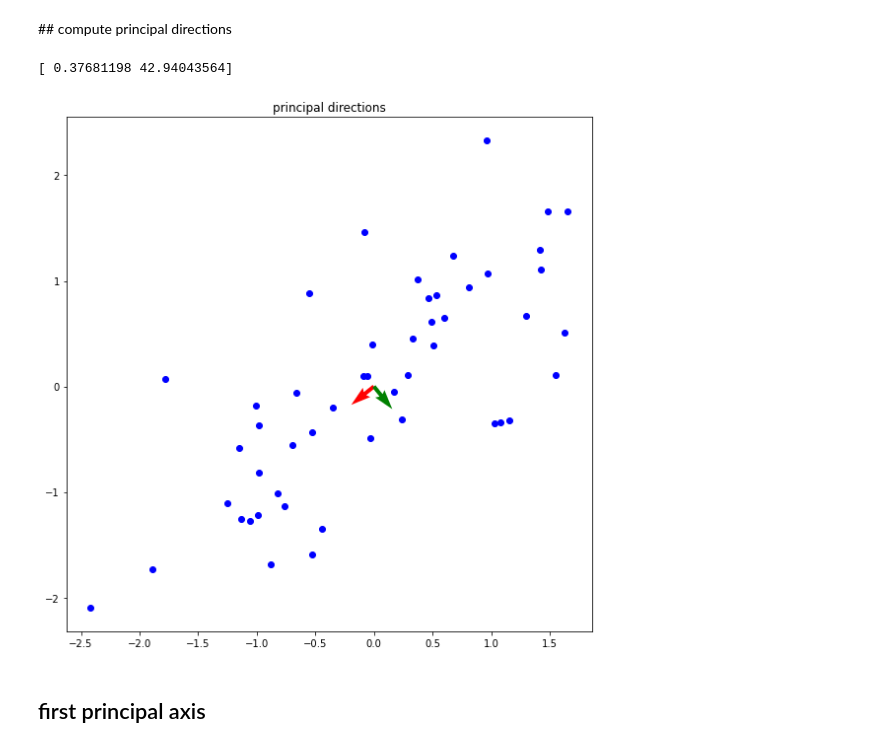
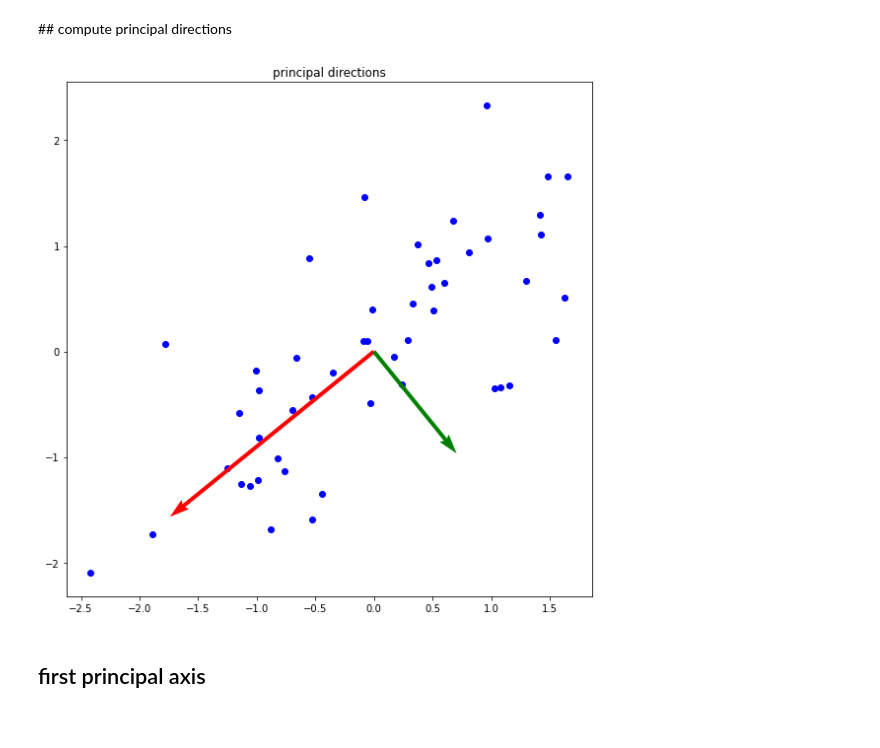
Before and after one commit to YJbonobono/assignment-machine-learning, a Jupyter notebook: 12/assignment_12_new.ipynb, the cells around one changed output. Saved outputs shown, nothing was run; the diff lists cells and outputs as text; code cells hidden in the pictures.

Commit message:
modified arrow scale

```diff
--- a/12/assignment_12_new.ipynb
+++ b/12/assignment_12_new.ipynb
@@ -87,31 +87,29 @@ def compute_eigen(X):
 # %%
 plt.figure(figsize=(8,8))
 plt.title('principal directions')
 # ===================================================
 
 Sigma = compute_covariance(feature)
 S, U = np.linalg.eig(Sigma)
-print(S)
 origin = [0,0]
 
 # EigenValue
 pd1 = S[0]
 pd2 = S[1]
 
 # EigenVector
 eigvec1 = U[0]
 eigvec2 = U[1]
 
 plt.scatter(x, y, color='blue')
-plt.quiver(*origin, *eigvec1, color=['r'])
-plt.quiver(*origin, *eigvec2, color=['g'])
+plt.quiver(*origin, *eigvec1, color=['r'], scale=2)
+plt.quiver(*origin, *eigvec2, color=['g'], scale=4)
 
 # ===================================================
 plt.tight_layout()
 plt.show()
 # %% [output]
-[ 0.37681198 42.94043564]
-[figure, old version]
+[figure, new version]
 # %% [markdown]
 ## first principal axis
 # %%
```
